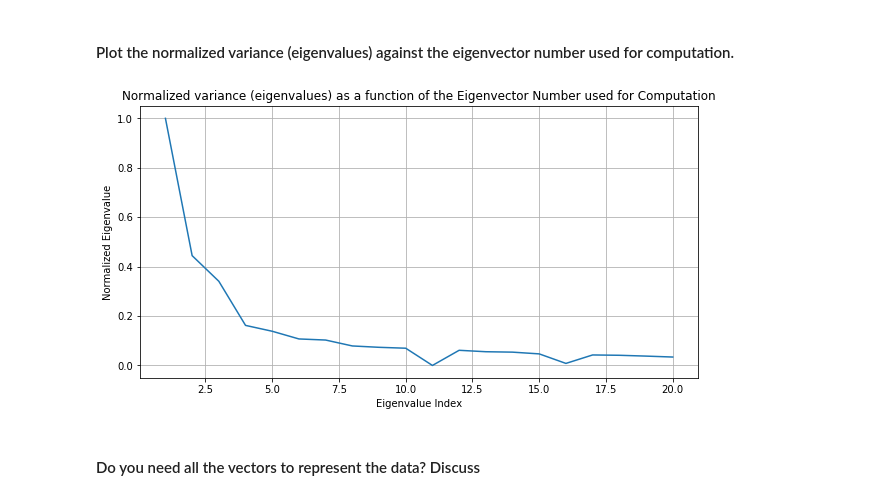
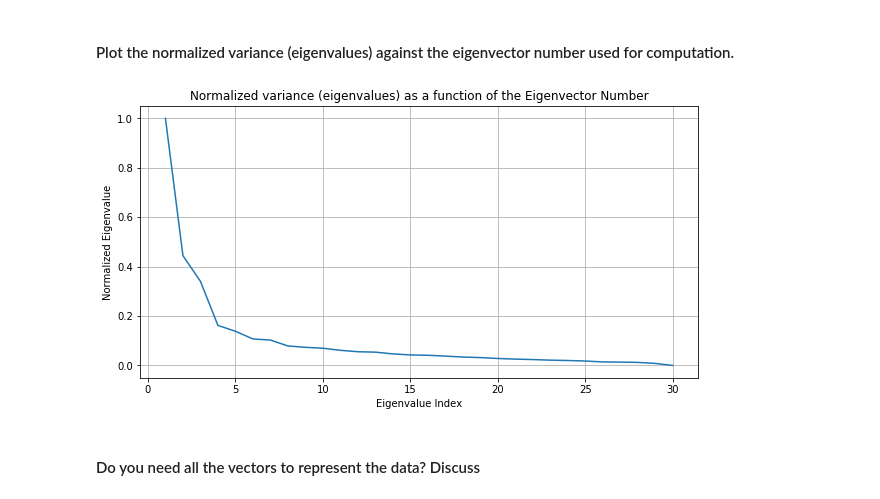
Before and after one commit to saima-h18/Computer-Vision-Assignments, a Jupyter notebook: Assignment_4/Assignment4.ipynb, the cells around one changed output. Saved outputs shown, nothing was run; the diff lists cells and outputs as text; code cells hidden in the pictures.

```diff
--- a/Assignment_4/Assignment4.ipynb
+++ b/Assignment_4/Assignment4.ipynb
@@ -222,23 +223,22 @@ plt.show()
 # %%
 # As can be observed from the previous graph, all the eigenvector values are not needed for computation since
 # 20 eigenvectors from the total 30 correspond to about 95% of the total variance.
 
-# Based on that info, 20 eigenvalues are used for computation
-evalsForComputation = evals[0:20]
-indx1 = np.arange(1, 21)
+evalsForComputation = sortedevals
+indx1 = np.arange(1, 31)
 # eigenvalues are normalized by dividing by the max value
 normEvals = evalsForComputation/max(evalsForComputation)
 
 # Plot the figure
 plt.figure(figsize = (10,5))
 plt.grid()
 plt.plot(indx1, normEvals)
-plt.title("Normalized variance (eigenvalues) as a function of the Eigenvector Number used for Computation")
+plt.title("Normalized variance (eigenvalues) as a function of the Eigenvector Number")
 plt.xlabel("Eigenvalue Index")
 plt.ylabel("Normalized Eigenvalue")
 plt.show()
 # %% [output]
-[figure, old version]
+[figure, new version]
 # %% [markdown]
 #### Do you need all the vectors to represent the data? Discuss
 # %% [markdown]
```
Also changed, not shown: parts of 8 cells of this notebook, 6 other files.
